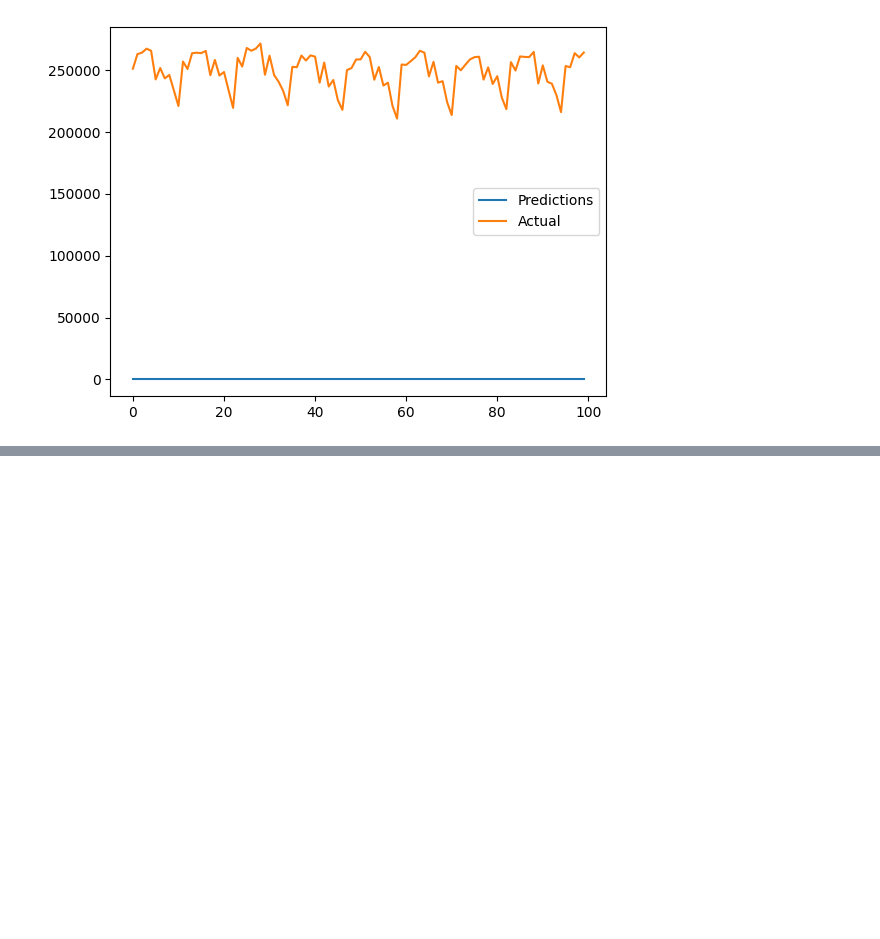
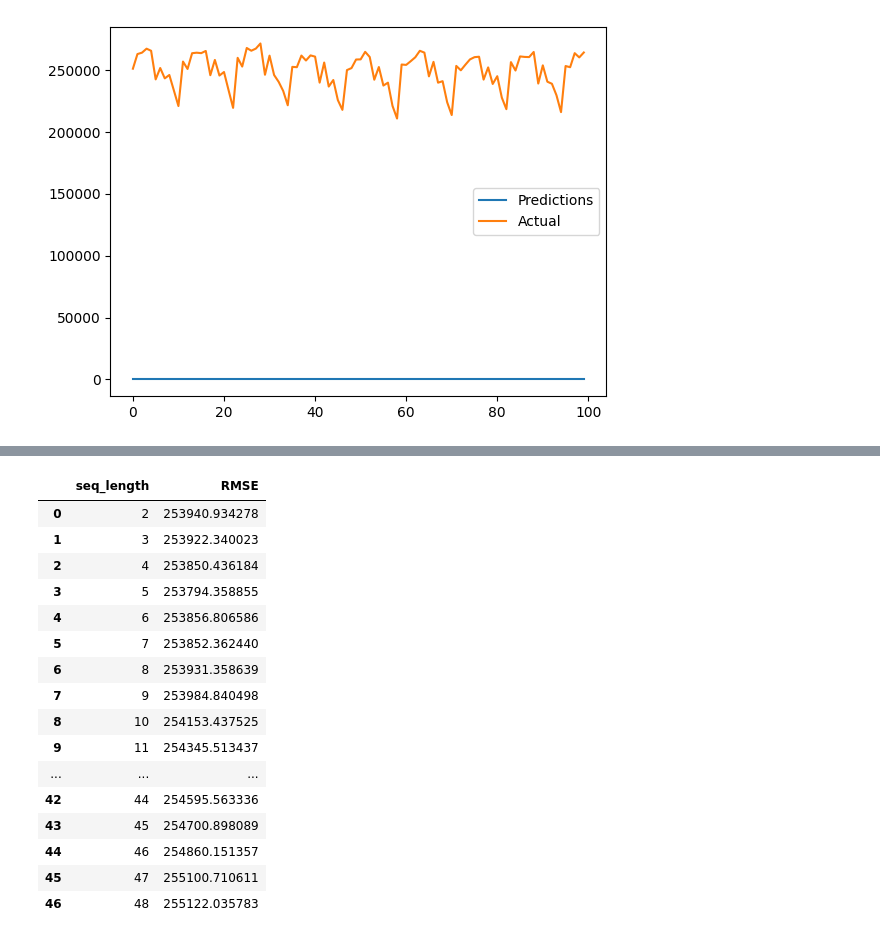
Before and after one commit to Adnan525/sc_a1, a Jupyter notebook: task4.ipynb, the cells around one changed output, grey strips where cells are left out. Cells and saved outputs as stored; diff of their text form; code cells hidden in the pictures; blank space fills up the shorter version.

Commit message:
tried 2-48 window size, rmse still too high 253940

```diff
--- a/task4.ipynb
+++ b/task4.ipynb
@@ -297,3 +297,40 @@ plt.legend()
 plt.show()
 # %% [output]
 [figure]
+# %%
+window_size = []
+RMSE = []
+for seq_length in range(2,49):
+    # make tensor sequence
+    X, y = df_to_X_y(df_miles, seq_length)
+    # split
+    split_index = int(len(df_miles) * 0.7)
+    X_train = X[:split_index]
+    y_train = y[:split_index]
+    X_test = X[split_index:]
+    y_test = y[split_index:]
+    #model
+    model = Sequential()
+    model.add(InputLayer((seq_length,1)))
+    model.add(LSTM(64))
+    model.add(Dense(8, "relu"))
+    model.add(Dense(1, "linear"))
+    #compile
+    model.compile(loss = MeanSquaredError(), optimizer=Adam(learning_rate=0.0001), metrics=[RootMeanSquaredError()])
+    # get validation set
+    X_train, X_val, y_train, y_val = train_test_split(X_train, y_train, test_size=0.2, shuffle=False)
+    #train
+    history = model.fit(X_train, y_train, validation_data=(X_val, y_val), epochs = 50, verbose = 0)
+    #predict
+    y_pred = model.predict(X_test)
+    # Calculate RMSE (Root Mean Squared Error)
+    rmse = np.sqrt(mean_squared_error(y_test, y_pred))
+    # add to df
+    window_size.append(seq_length)
+    RMSE.append(rmse)
+
+data = {'seq_length': window_size, 'RMSE': RMSE}
+df = pd.DataFrame(data)
+df.sort_values(by="RMSE")
+df
+# %% [output]
@@ -299,0 +354,17 @@ plt.show()
+|  | seq_length | RMSE |
+| 0 | 2 | 253940.934278 |
+| 1 | 3 | 253922.340023 |
+| 2 | 4 | 253850.436184 |
+| 3 | 5 | 253794.358855 |
+| 4 | 6 | 253856.806586 |
+| 5 | 7 | 253852.362440 |
+| 6 | 8 | 253931.358639 |
+| 7 | 9 | 253984.840498 |
+| 8 | 10 | 254153.437525 |
+| 9 | 11 | 254345.513437 |
+| ... | ... | ... |
+| 42 | 44 | 254595.563336 |
+| 43 | 45 | 254700.898089 |
+| 44 | 46 | 254860.151357 |
+| 45 | 47 | 255100.710611 |
+| 46 | 48 | 255122.035783 |
```
Also changed, not shown: parts of 1 cell of this notebook.
